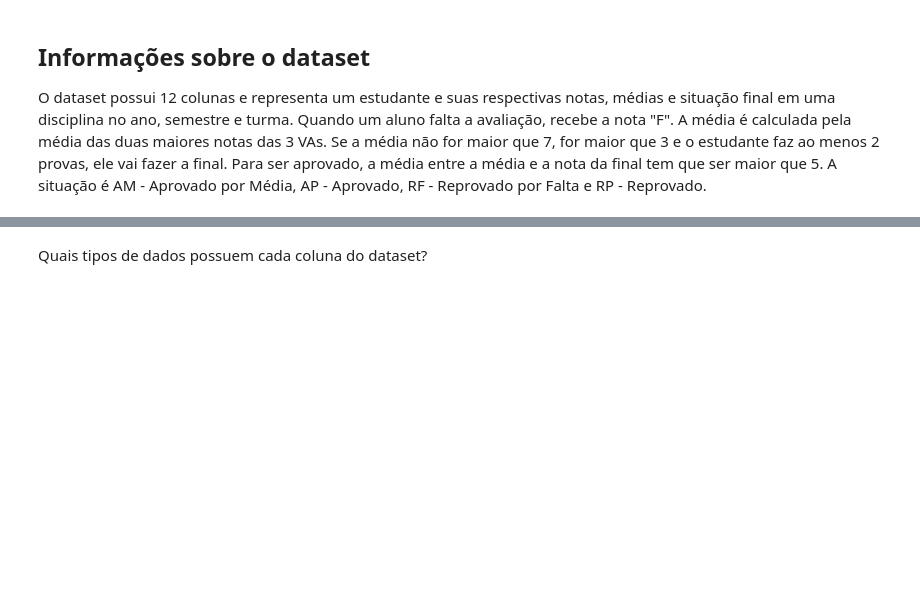
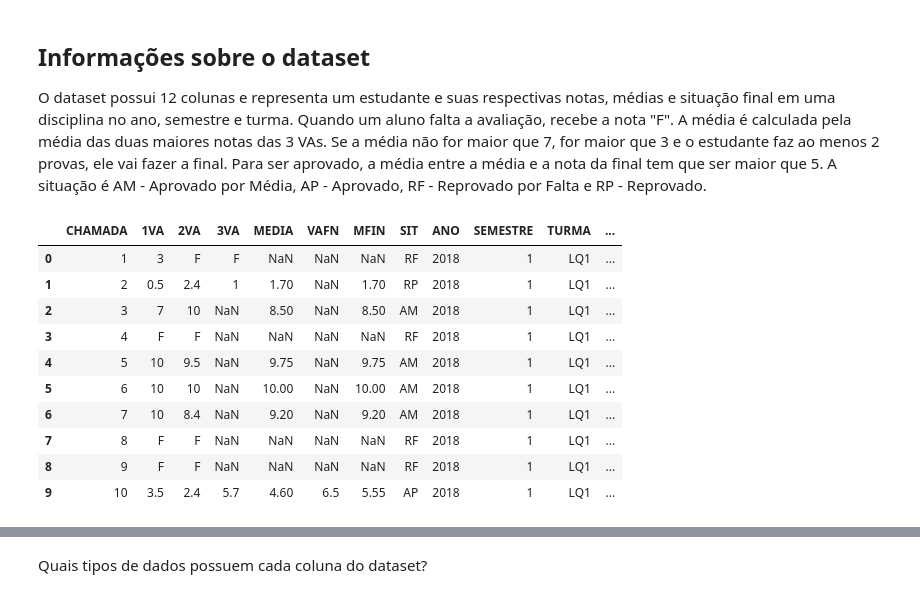
Before and after one commit to FilipeLima/Intro-Pandas, a Jupyter notebook: Workshop.ipynb, the cells around one changed output, grey strips where cells are left out. Drawn from its saved outputs; the diff is of its cells as text; code cells hidden in the pictures; blank space fills up the shorter version.

```diff
--- a/Workshop.ipynb
+++ b/Workshop.ipynb
@@ -312,3 +639,18 @@ Você recebe um dataset com informações sobre notas de alunos em algumas disci
 ## Informações sobre o dataset
 
 O dataset possui 12 colunas e representa um estudante e suas respectivas notas, médias e situação final em uma disciplina no ano, semestre e turma. Quando um aluno falta a avaliação, recebe a nota "F". A média é calculada pela média das duas maiores notas das 3 VAs. Se a média não for maior que 7, for maior que 3 e o estudante faz ao menos 2 provas, ele vai fazer a final. Para ser aprovado, a média entre a média e a nota da final tem que ser maior que 5. A situação é AM - Aprovado por Média, AP - Aprovado, RF - Reprovado por Falta e RP - Reprovado.
+# %%
+notas=pd.read_excel('notas_final.xlsx')
+notas.head(10)
+# %% [output]
+|  | CHAMADA | 1VA | 2VA | 3VA | MEDIA | VAFN | MFIN | SIT | ANO | SEMESTRE | TURMA | ... |
+| 0 | 1 | 3 | F | F | NaN | NaN | NaN | RF | 2018 | 1 | LQ1 | ... |
+| 1 | 2 | 0.5 | 2.4 | 1 | 1.70 | NaN | 1.70 | RP | 2018 | 1 | LQ1 | ... |
+| 2 | 3 | 7 | 10 | NaN | 8.50 | NaN | 8.50 | AM | 2018 | 1 | LQ1 | ... |
+| 3 | 4 | F | F | NaN | NaN | NaN | NaN | RF | 2018 | 1 | LQ1 | ... |
+| 4 | 5 | 10 | 9.5 | NaN | 9.75 | NaN | 9.75 | AM | 2018 | 1 | LQ1 | ... |
+| 5 | 6 | 10 | 10 | NaN | 10.00 | NaN | 10.00 | AM | 2018 | 1 | LQ1 | ... |
+| 6 | 7 | 10 | 8.4 | NaN | 9.20 | NaN | 9.20 | AM | 2018 | 1 | LQ1 | ... |
+| 7 | 8 | F | F | NaN | NaN | NaN | NaN | RF | 2018 | 1 | LQ1 | ... |
+| 8 | 9 | F | F | NaN | NaN | NaN | NaN | RF | 2018 | 1 | LQ1 | ... |
+| 9 | 10 | 3.5 | 2.4 | 5.7 | 4.60 | 6.5 | 5.55 | AP | 2018 | 1 | LQ1 | ... |
```
Also changed, not shown: parts of 29 cells of this notebook.
